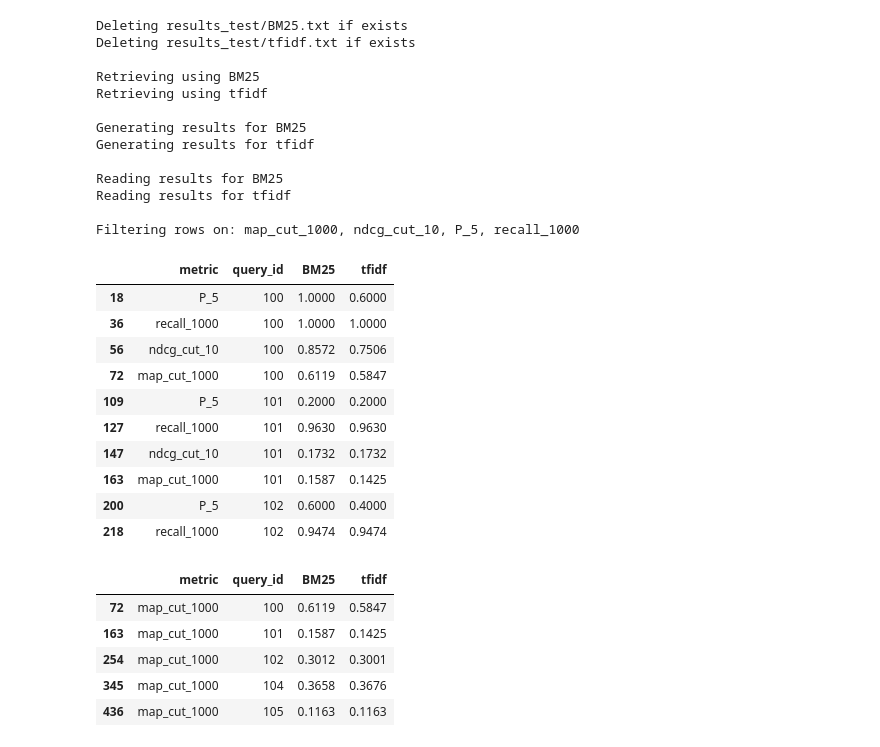
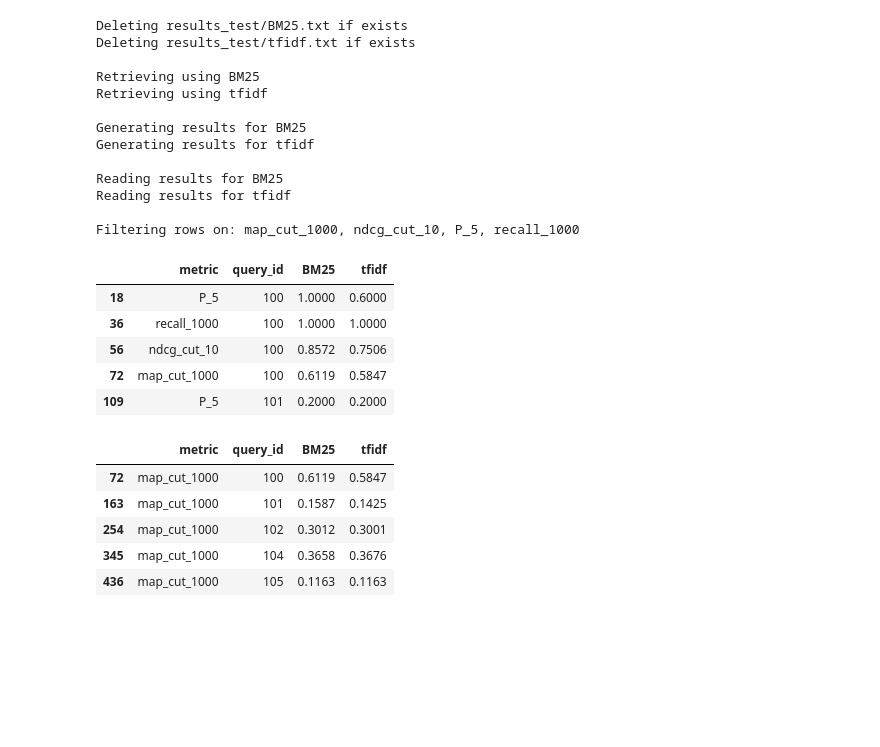
Before and after one commit to MichelleAppel/IR2, a Jupyter notebook: assignment.ipynb, the cells around one changed output. Cells and saved outputs as stored; diff of their text form; code cells hidden in the pictures; blank space fills up the shorter version.

```diff
--- a/assignment.ipynb
+++ b/assignment.ipynb
@@ -573,19 +573,14 @@ Reading results for tfidf
 
 Filtering rows on: map_cut_1000, ndcg_cut_10, P_5, recall_1000
 # %%
-df_results_test.head(10)
+df_results_test.head()
 # %% [output]
 |  | metric | query_id | BM25 | tfidf |
 | 18 | P_5 | 100 | 1.0000 | 0.6000 |
 | 36 | recall_1000 | 100 | 1.0000 | 1.0000 |
 | 56 | ndcg_cut_10 | 100 | 0.8572 | 0.7506 |
 | 72 | map_cut_1000 | 100 | 0.6119 | 0.5847 |
 | 109 | P_5 | 101 | 0.2000 | 0.2000 |
-| 127 | recall_1000 | 101 | 0.9630 | 0.9630 |
-| 147 | ndcg_cut_10 | 101 | 0.1732 | 0.1732 |
-| 163 | map_cut_1000 | 101 | 0.1587 | 0.1425 |
-| 200 | P_5 | 102 | 0.6000 | 0.4000 |
-| 218 | recall_1000 | 102 | 0.9474 | 0.9474 |
 # %%
 df_results_test[df_results_test.metric == 'map_cut_1000'].head()
 # %% [output]
```
Also changed, not shown: parts of 2 cells of this notebook.
